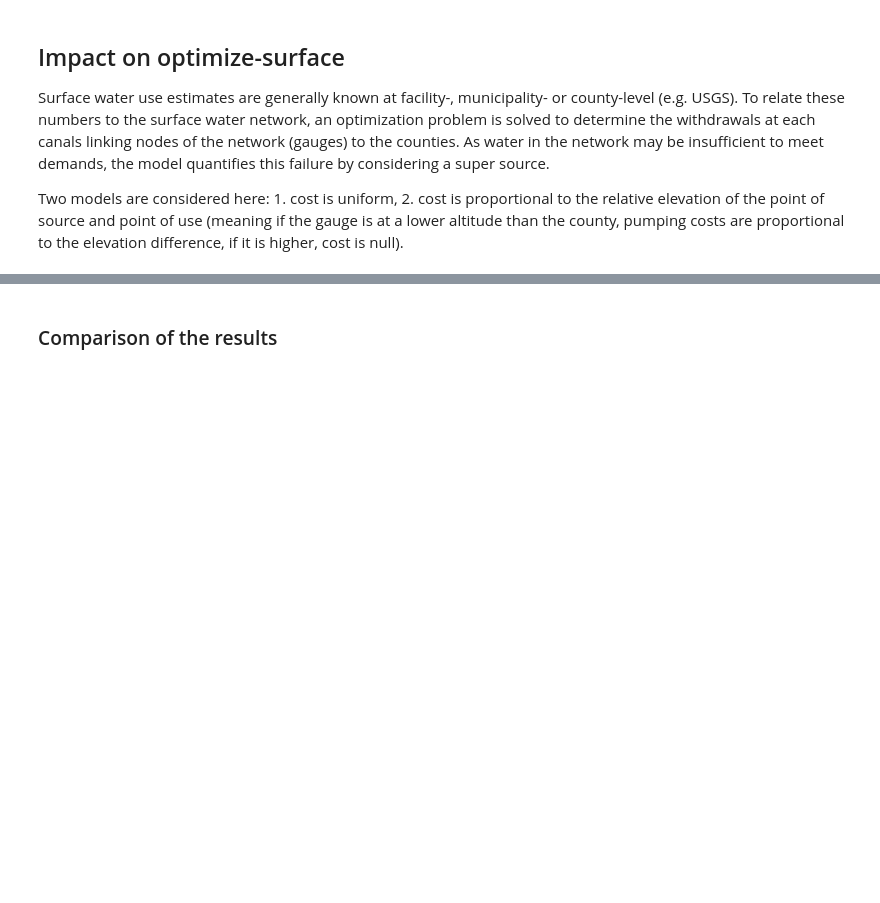
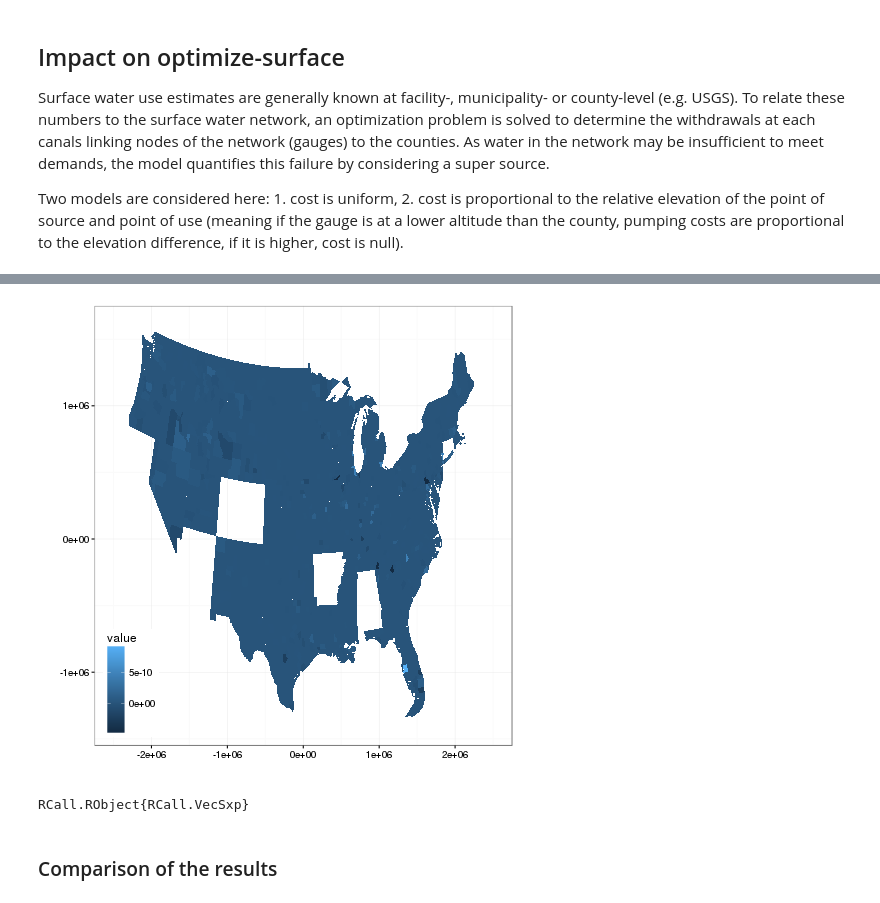
Before and after one commit to AmericasWater/awash, a Jupyter notebook: analyses/allocationcheck/Illustration cost model - comparison allocation.ipynb, the cells around one changed output, grey strips where cells are left out. Drawn from its saved outputs; the diff is of its cells as text; code cells hidden in the pictures; blank space fills up the shorter version.

```diff
--- a/analyses/allocationcheck/Illustration cost model - comparison allocation.ipynb
+++ b/analyses/allocationcheck/Illustration cost model - comparison allocation.ipynb
@@ -200,2 +151,8 @@ swusgs.data -sum(sw1+supw1,2)
+# %%
+# verifying that demands are met
+mapdata(swusgs.data -sum(sw2+supw2,2))
+# %% [output]
+[figure, added]
+RCall.RObject{RCall.VecSxp}
 # %% [markdown]
 ### Comparison of the results
```
Also changed, not shown: parts of 14 cells of this notebook, 3 other files.
